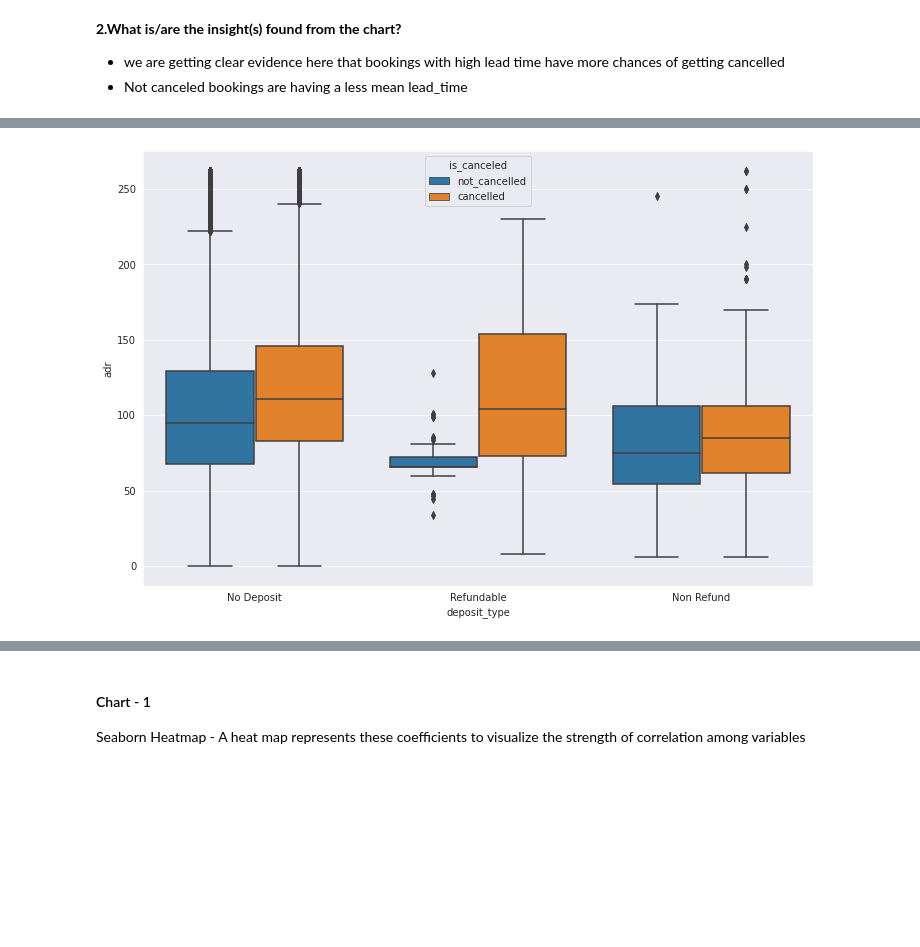
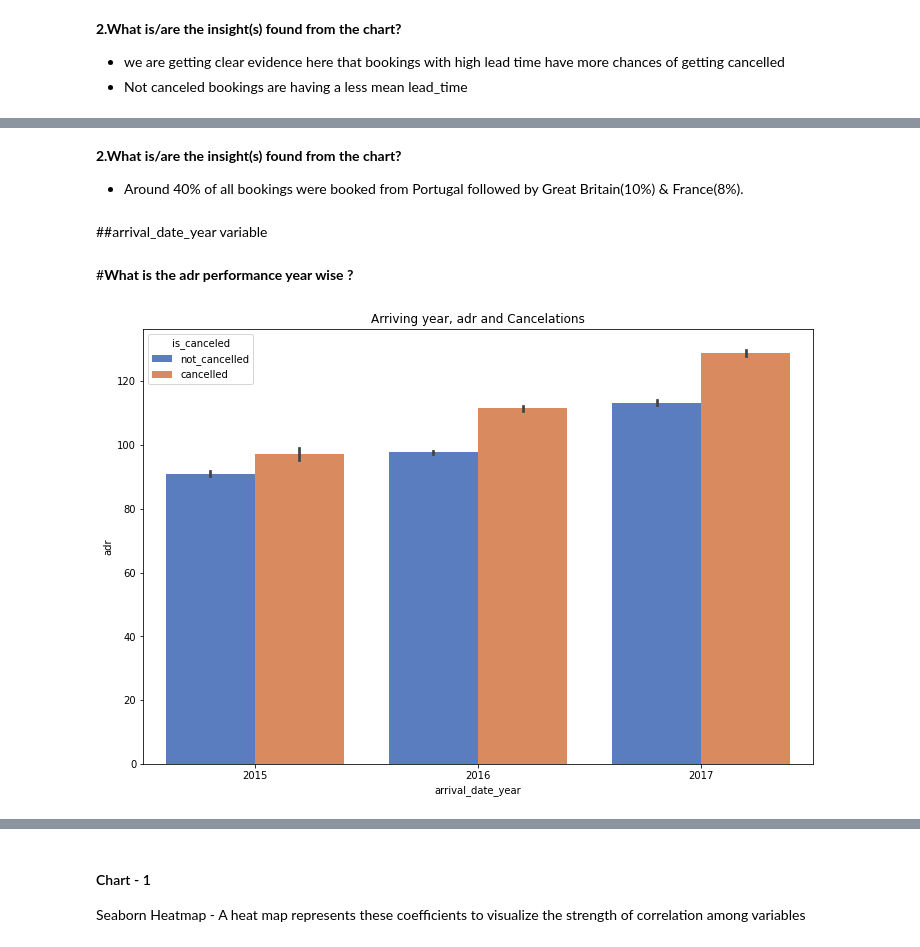
Before and after one commit to aswinijena3459/Hotel-Booking-analysis-EDA, a Jupyter notebook: Hotel_Bookings_Analysis.ipynb, the cells around one changed output, grey strips where cells are left out. Saved outputs shown, nothing was run; the diff lists cells and outputs as text; code cells hidden in the pictures; blank space fills up the shorter version.

```diff
--- a/Hotel_Bookings_Analysis.ipynb
+++ b/Hotel_Bookings_Analysis.ipynb
@@ -1061,5 +1087,13 @@ Index(['hotel', 'is_canceled', 'lead_time', 'arrival_date_year',
+# %% [markdown]
+**2.What is/are the insight(s) found from the chart?**
+- Around 40% of all bookings were booked from Portugal followed by Great Britain(10%) & France(8%).
+# %% [markdown]
+##arrival_date_year variable
+# %% [markdown]
+#**What is the adr performance year wise ?**
 # %%
-sns.boxplot(x ='deposit_type', y ='adr', data = df1, hue ='is_canceled') ###plotting a boxplot to understand relationship between adr and
+sns.barplot(x='arrival_date_year', y='adr',hue='is_canceled', data= df1, palette='muted')
+plt.title('Arriving year, adr and Cancelations')
 plt.show()
 # %% [output]
-[figure, old version]
+[figure, new version]
```
Also changed, not shown: parts of 60 cells of this notebook.
